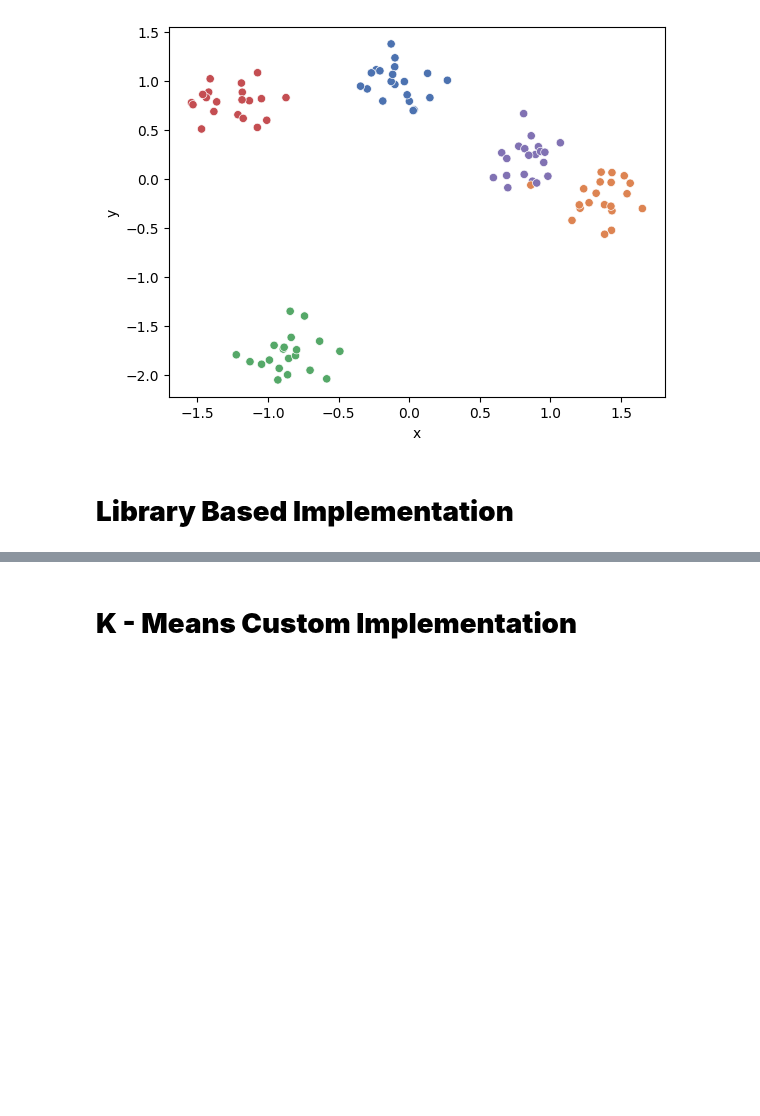
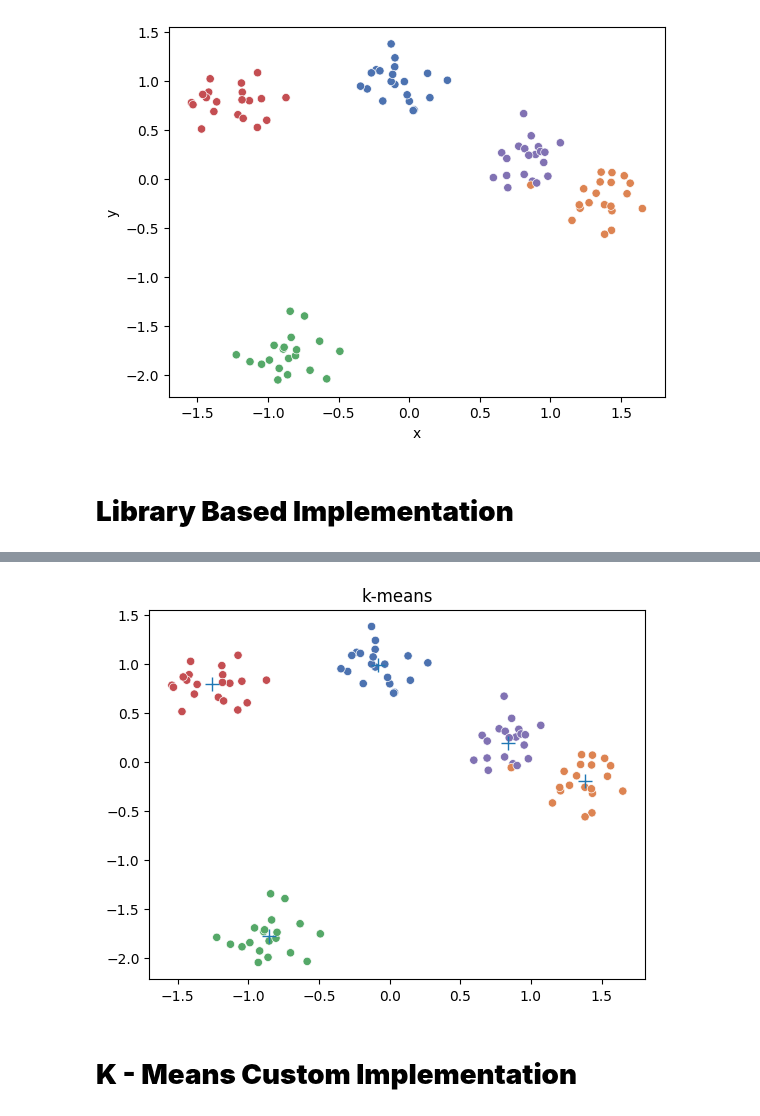
Before and after one commit to khetansarvesh/Tabular-Cross-Sectional-Modelling, a Jupyter notebook: modelling/clustering/k_means.ipynb, the cells around one changed output, grey strips where cells are left out. Cells and saved outputs as stored; diff of their text form; code cells hidden in the pictures; blank space fills up the shorter version.

```diff
--- a/modelling/clustering/k_means.ipynb
+++ b/modelling/clustering/k_means.ipynb
@@ -29,3 +29,17 @@ plt.show()
 [figure]
 # %% [markdown]
 # **Library Based Implementation**
+# %%
+from sklearn.cluster import KMeans
+
+kmeans = KMeans(n_clusters=5, random_state=0)
+kmeans.fit(X_train)
+
+# Get the cluster labels for each data point
+labels = kmeans.labels_
+
+# Get the cluster centers
+centers = kmeans.cluster_centers_
+
+print("Labels:", labels)
+print("Centers:", centers)
@@ -32,3 +55,19 @@ plt.show()
+# %%
+sns.scatterplot(x=[X[0] for X in X_train],
+                y=[X[1] for X in X_train],
+                hue=true_labels,
+                palette="deep",
+                legend=None
+                )
+plt.plot([x for x, _ in centers],
+         [y for _, y in centers],
+         '+',
+         markersize=10,
+         )
+plt.title("k-means")
+plt.show()
+# %% [output]
+[figure, added]
 # %% [markdown]
 # **K - Means Custom Implementation**
 # %%
```
Also changed, not shown: parts of 2 cells of this notebook.
